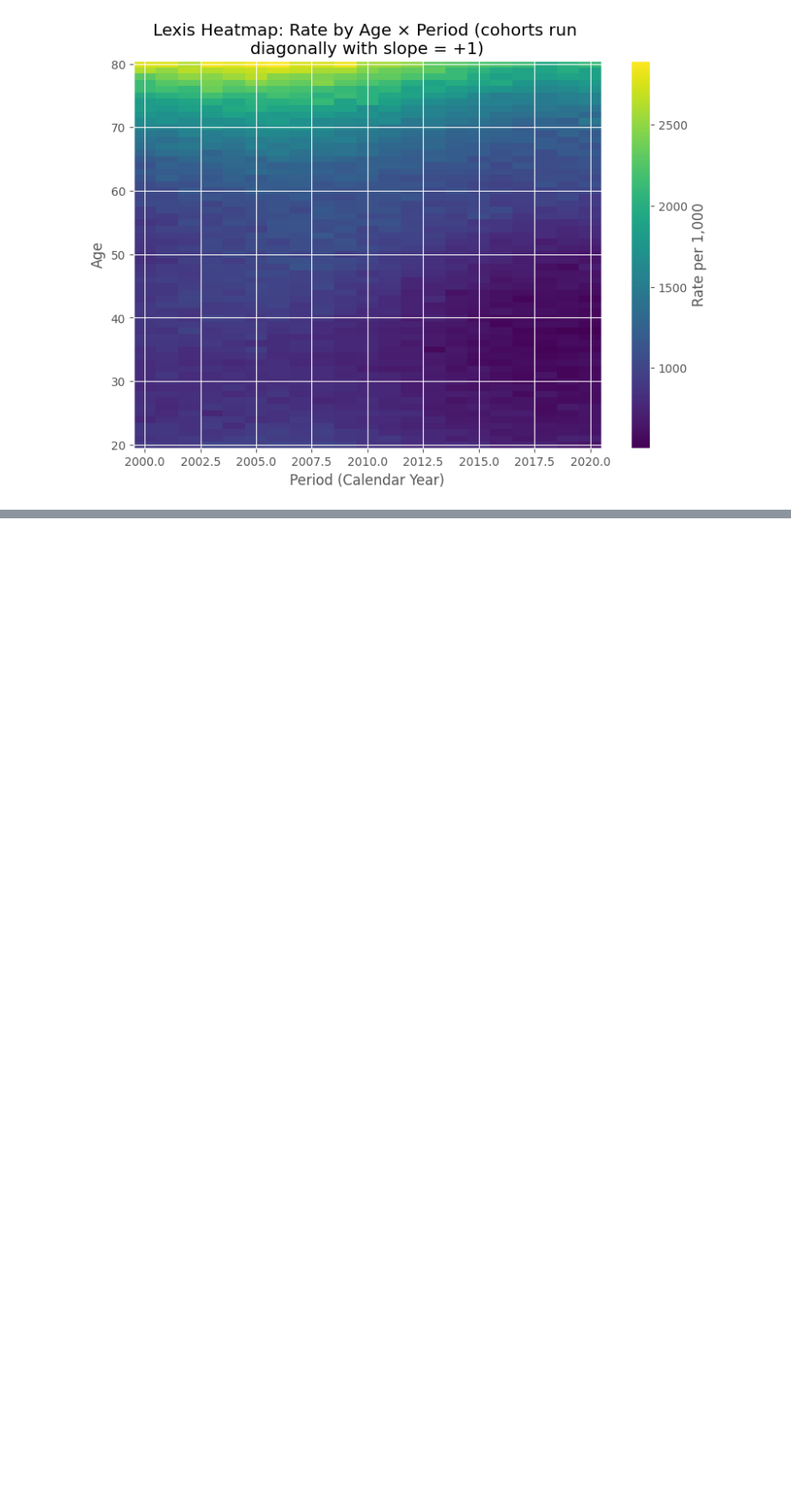
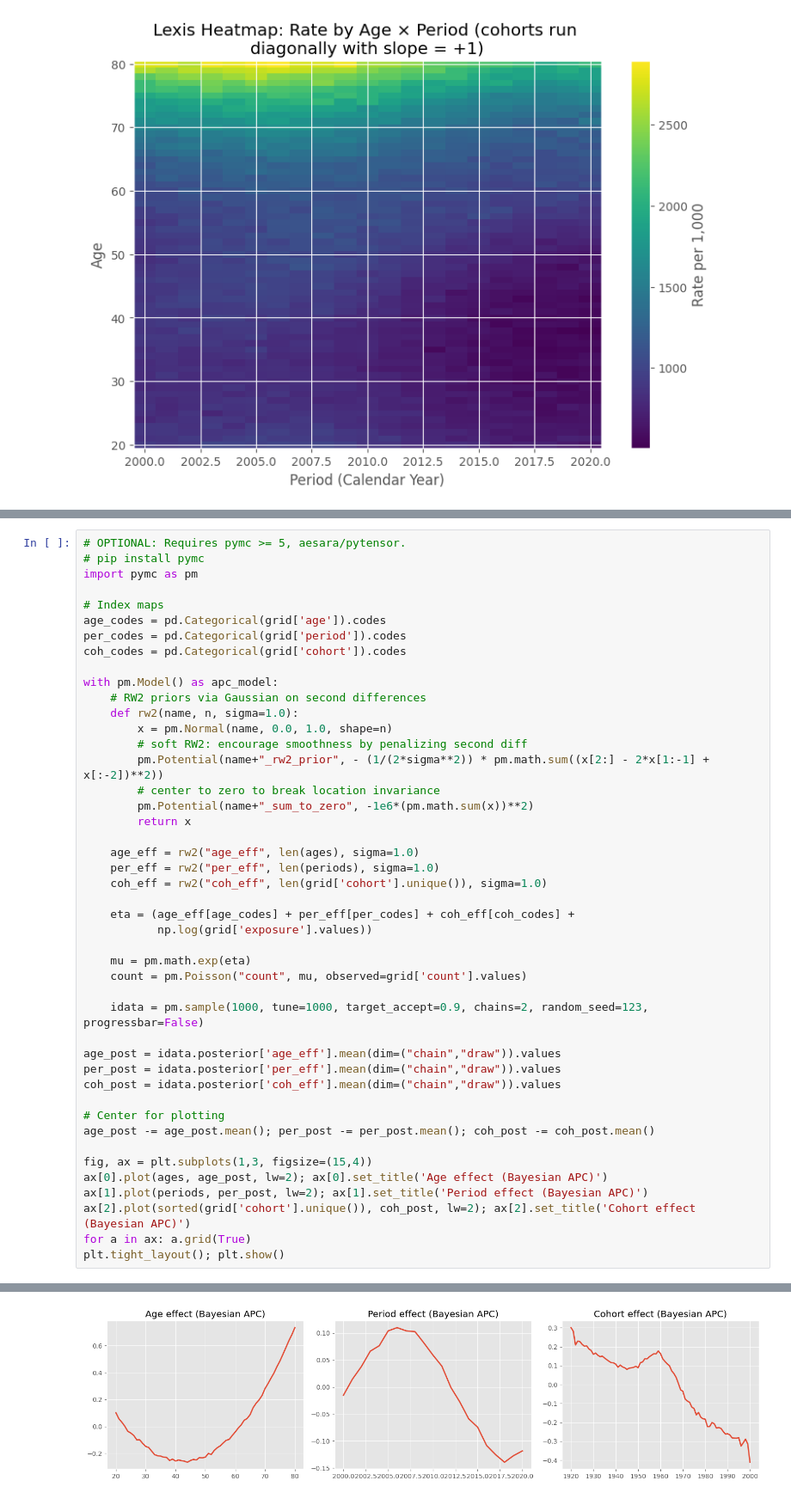
Before and after one commit to marami52/MLDS-490-time-series, a Jupyter notebook: session-5.ipynb, the cells around one changed output, grey strips where cells are left out. Shown at 86% size. Drawn from its saved outputs; the diff is of its cells as text; blank space fills up the shorter version.

```diff
--- a/session-5.ipynb
+++ b/session-5.ipynb
@@ -1518,0 +1690,46 @@ plt.show()
+# %%
+# OPTIONAL: Requires pymc >= 5, aesara/pytensor.
+# pip install pymc
+import pymc as pm
+
+# Index maps
+age_codes = pd.Categorical(grid['age']).codes
+per_codes = pd.Categorical(grid['period']).codes
+coh_codes = pd.Categorical(grid['cohort']).codes
+
+with pm.Model() as apc_model:
+    # RW2 priors via Gaussian on second differences
+    def rw2(name, n, sigma=1.0):
+        x = pm.Normal(name, 0.0, 1.0, shape=n)
+        # soft RW2: encourage smoothness by penalizing second diff
+        pm.Potential(name+"_rw2_prior", - (1/(2*sigma**2)) * pm.math.sum((x[2:] - 2*x[1:-1] + x[:-2])**2))
+        # center to zero to break location invariance
+        pm.Potential(name+"_sum_to_zero", -1e6*(pm.math.sum(x))**2)
+        return x
+
+    age_eff = rw2("age_eff", len(ages), sigma=1.0)
+    per_eff = rw2("per_eff", len(periods), sigma=1.0)
+    coh_eff = rw2("coh_eff", len(grid['cohort'].unique()), sigma=1.0)
+
+    eta = (age_eff[age_codes] + per_eff[per_codes] + coh_eff[coh_codes] +
+           np.log(grid['exposure'].values))
+
+    mu = pm.math.exp(eta)
+    count = pm.Poisson("count", mu, observed=grid['count'].values)
+
+    idata = pm.sample(1000, tune=1000, target_accept=0.9, chains=2, random_seed=123, progressbar=False)
+
+age_post = idata.posterior['age_eff'].mean(dim=("chain","draw")).values
+per_post = idata.posterior['per_eff'].mean(dim=("chain","draw")).values
+coh_post = idata.posterior['coh_eff'].mean(dim=("chain","draw")).values
+
+# Center for plotting
+age_post -= age_post.mean(); per_post -= per_post.mean(); coh_post -= coh_post.mean()
+
+fig, ax = plt.subplots(1,3, figsize=(15,4))
+ax[0].plot(ages, age_post, lw=2); ax[0].set_title('Age effect (Bayesian APC)')
+ax[1].plot(periods, per_post, lw=2); ax[1].set_title('Period effect (Bayesian APC)')
+ax[2].plot(sorted(grid['cohort'].unique()), coh_post, lw=2); ax[2].set_title('Cohort effect (Bayesian APC)')
+for a in ax: a.grid(True)
+plt.tight_layout(); plt.show()
+# %% [output]
@@ -1518,0 +1743 @@ plt.show()
+[figure, added]
```
Also changed, not shown: parts of 8 cells of this notebook, 1 other file.
